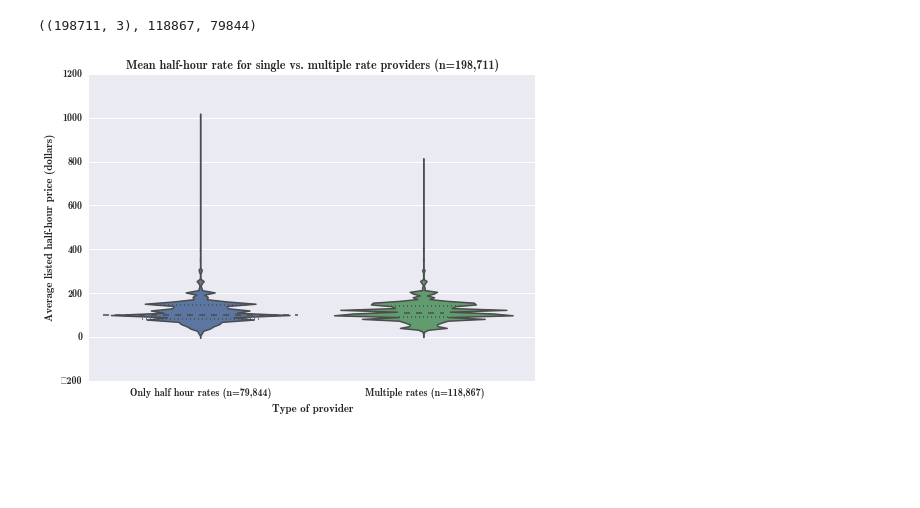
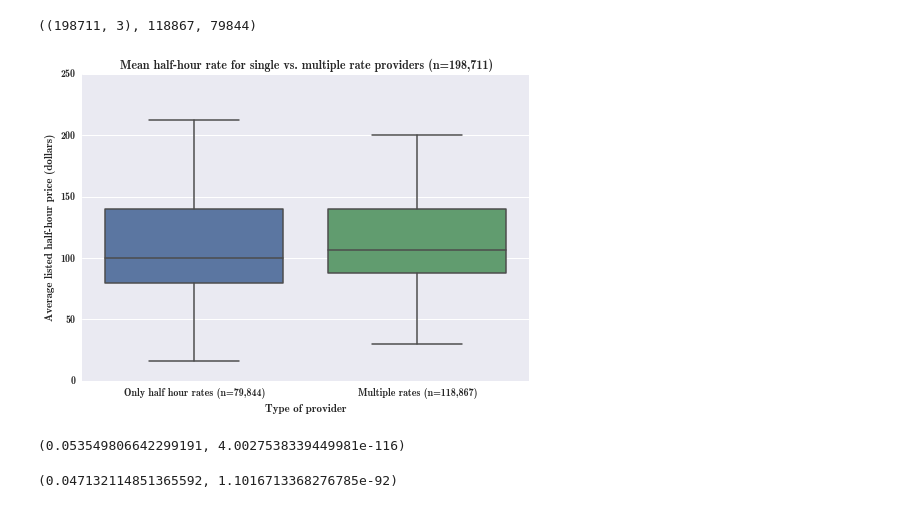
Before and after one commit to giantoak/memex-diagnostics, a Jupyter notebook: notebooks/Price per hour diagnostics.ipynb, the cells around one changed output. Saved outputs shown, nothing was run; the diff lists cells and outputs as text; code cells hidden in the pictures; blank space fills up the shorter version.

Commit message:
ks test + boxplot instead of violin

```diff
--- a/notebooks/Price per hour diagnostics.ipynb
+++ b/notebooks/Price per hour diagnostics.ipynb
@@ -99 +103,4 @@ price_has_hour.shape, (~price_has_hour.one_hour).sum()
+# %%
+def reject_outliers(data, m=2):
+    return data[abs(data - np.mean(data)) < m * np.std(data)]
 # %%
@@ -114,13 +131,25 @@ price_has_half_hour = get_price_by_unit(cluster_rates, '30 MINS')
 price_has_half_hour.shape, (~price_has_half_hour['30 MINS']).sum(), (price_has_half_hour['30 MINS']).sum()
 # %% [output]
 ((198711, 3), 118867, 79844)
+# %%
+price_has_half_hour.dropna(subset=['30 MINS'], inplace=True)
 # %%
-g = seaborn.violinplot([price_has_half_hour[price_has_half_hour['30 MINS']].price.dropna(),
-                   price_has_half_hour[~price_has_half_hour['30 MINS']].price.dropna()],
+g = seaborn.boxplot([reject_outliers(price_has_half_hour[price_has_half_hour['30 MINS']].price),
+                   reject_outliers(price_has_half_hour[~price_has_half_hour['30 MINS']].price)],
                        names=['Only half hour rates (n=79,844)', 'Multiple rates (n=118,867)']
                    )
 seaborn.axlabel('Type of provider', 'Average listed half-hour price (dollars)')
 plt.title('Mean half-hour rate for single vs. multiple rate providers (n=198,711)')
 plt.savefig(os.path.join(plot_dir, 'half_hour_single_vs_multiple.png'))
 # %% [output]
-[figure, old version]
+[figure, new version]
+# %%
+ks_2samp(reject_outliers(price_has_half_hour[price_has_half_hour['30 MINS']].price),
+                   reject_outliers(price_has_half_hour[~price_has_half_hour['30 MINS']].price))
+# %% [output]
+(0.053549806642299191, 4.0027538339449981e-116)
+# %%
+ks_2samp(price_has_half_hour[price_has_half_hour['30 MINS']].price,
+         price_has_half_hour[~price_has_half_hour['30 MINS']].price)
+# %% [output]
+(0.047132114851365592, 1.1016713368276785e-92)
```
Also changed, not shown: parts of 5 cells of this notebook, 2 other files.
